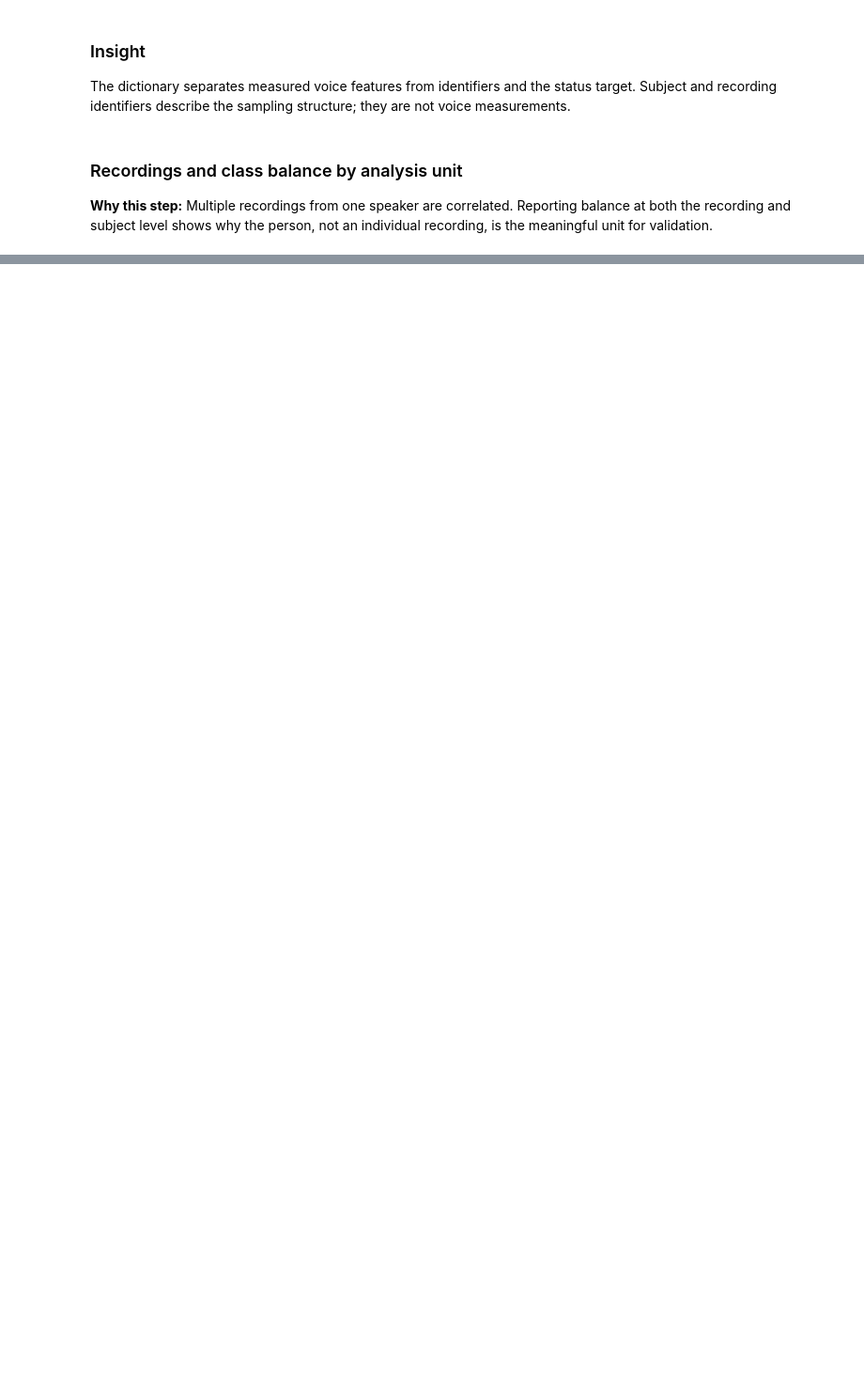
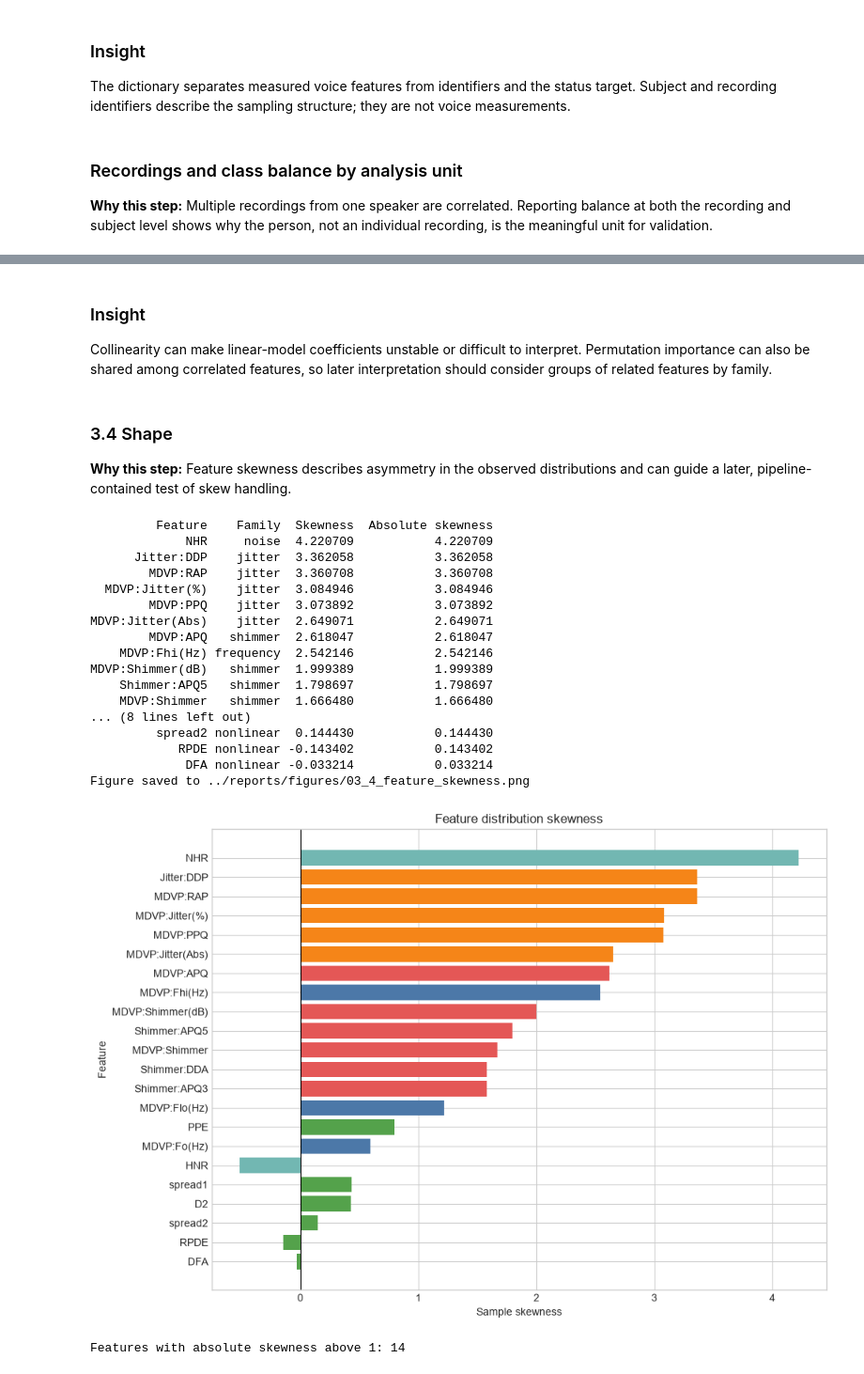
Before and after one commit to aayaan-khan/parkinsons-detection, a Jupyter notebook: notebooks/Parkinsons_Disease_Detection.ipynb, the cells around one changed output, grey strips where cells are left out. Shown at 94% size. Saved outputs shown, nothing was run; the diff lists cells and outputs as text; code cells hidden in the pictures; blank space fills up the shorter version.

```diff
--- a/notebooks/Parkinsons_Disease_Detection.ipynb
+++ b/notebooks/Parkinsons_Disease_Detection.ipynb
@@ -604,0 +917,54 @@ Accuracy alone can conceal missed healthy subjects or the repeated-recording str
+# %% [markdown]
+### Insight
+
+Collinearity can make linear-model coefficients unstable or difficult to interpret. Permutation importance can also be shared among correlated features, so later interpretation should consider groups of related features by family.
+# %% [markdown]
+### 3.4 Shape
+
+**Why this step:** Feature skewness describes asymmetry in the observed distributions and can guide a later, pipeline-contained test of skew handling.
+# %%
+# Calculate sample skewness for each voice feature and order by absolute magnitude.
+skew_rows = []
+for feature in feature_columns:
+    skew_rows.append({"Feature": feature, "Family": feature_family[feature], "Skewness": float(oxford[feature].skew())})
+skew_table = pd.DataFrame(skew_rows)
+skew_table["Absolute skewness"] = skew_table["Skewness"].abs()
+skew_table = skew_table.sort_values("Absolute skewness", ascending=False).reset_index(drop=True)
+display(skew_table)
+
+# Plot signed skewness with colors keyed to the same feature families.
+fig_skew, ax_skew = plt.subplots(figsize=(10, 7))
+skew_colors = [family_colors[family] for family in skew_table["Family"]]
+ax_skew.barh(skew_table["Feature"], skew_table["Skewness"], color=skew_colors)
+ax_skew.invert_yaxis()
+ax_skew.axvline(0, color="black", linewidth=0.8)
+ax_skew.set_xlabel("Sample skewness")
+ax_skew.set_ylabel("Feature")
+ax_skew.set_title("Feature distribution skewness")
+fig_skew.tight_layout()
+save_fig(fig_skew, "03_4_feature_skewness")
+plt.show()
+
+# Count features beyond the stated descriptive skew threshold.
+strongly_skewed_count = int((skew_table["Absolute skewness"] > 1).sum())
+print(f"Features with absolute skewness above 1: {strongly_skewed_count}")
+# %% [output]
+         Feature    Family  Skewness  Absolute skewness
+             NHR     noise  4.220709           4.220709
+      Jitter:DDP    jitter  3.362058           3.362058
+        MDVP:RAP    jitter  3.360708           3.360708
+  MDVP:Jitter(%)    jitter  3.084946           3.084946
+        MDVP:PPQ    jitter  3.073892           3.073892
+MDVP:Jitter(Abs)    jitter  2.649071           2.649071
+        MDVP:APQ   shimmer  2.618047           2.618047
+    MDVP:Fhi(Hz) frequency  2.542146           2.542146
+MDVP:Shimmer(dB)   shimmer  1.999389           1.999389
+    Shimmer:APQ5   shimmer  1.798697           1.798697
+    MDVP:Shimmer   shimmer  1.666480           1.666480
+... (8 lines left out)
+         spread2 nonlinear  0.144430           0.144430
+            RPDE nonlinear -0.143402           0.143402
+             DFA nonlinear -0.033214           0.033214
+Figure saved to ../reports/figures/03_4_feature_skewness.png
+[figure, added]
+Features with absolute skewness above 1: 14
```
Also changed, not shown: parts of 21 cells of this notebook.
